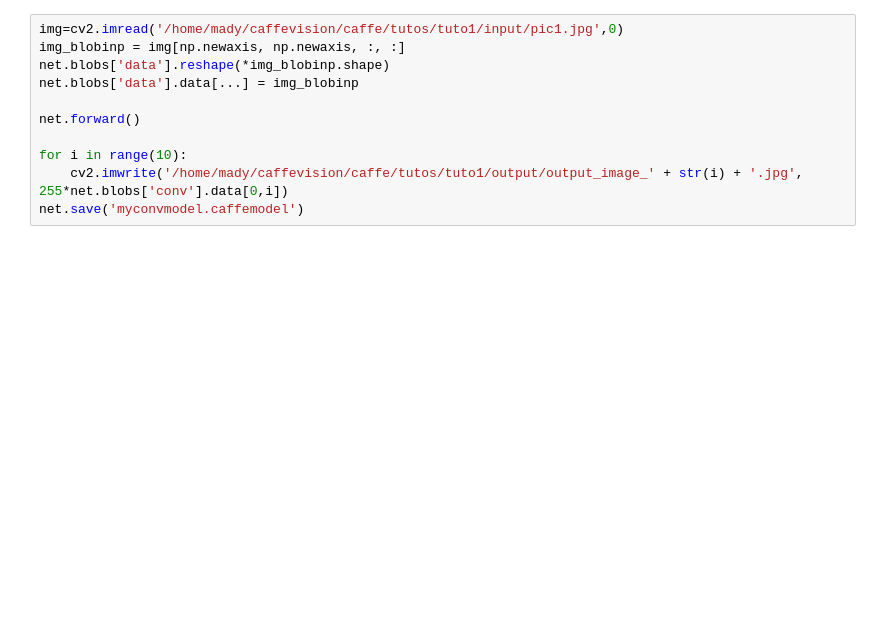
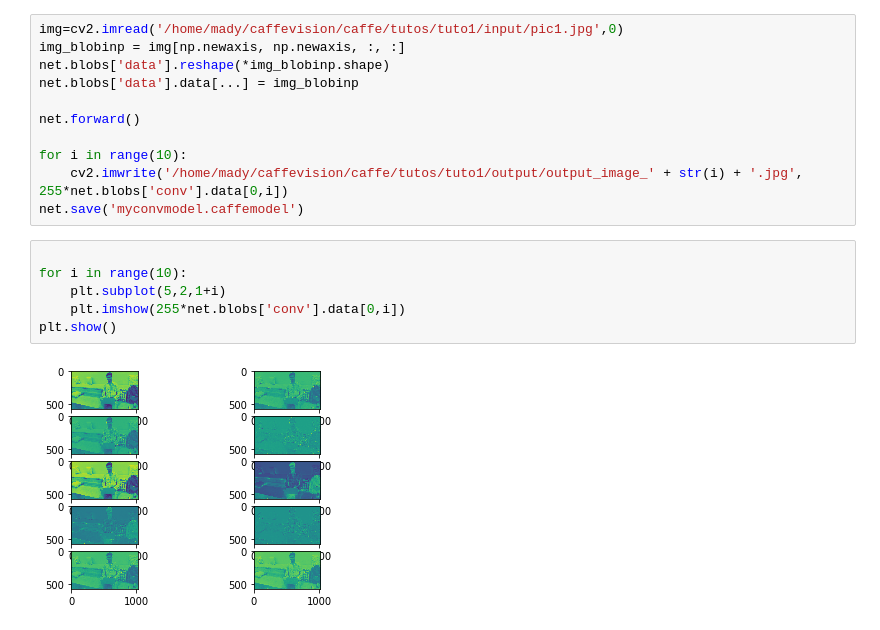
Before and after one commit to Madhu009/Deep-Learning-Vision-with-Caffe, a Jupyter notebook: tutos/tuto1/imageCNN.ipynb, the cells around one changed output. Saved outputs shown, nothing was run; the diff lists cells and outputs as text; blank space fills up the shorter version.

Commit message:
plot images

```diff
--- a/tutos/tuto1/imageCNN.ipynb
+++ b/tutos/tuto1/imageCNN.ipynb
@@ -41,3 +41,11 @@ net.forward()
 for i in range(10):
     cv2.imwrite('/home/mady/caffevision/caffe/tutos/tuto1/output/output_image_' + str(i) + '.jpg', 255*net.blobs['conv'].data[0,i])
 net.save('myconvmodel.caffemodel')
+# %%
+
+for i in range(10):
+    plt.subplot(5,2,1+i)
+    plt.imshow(255*net.blobs['conv'].data[0,i])
+plt.show()
+# %% [output]
+[figure, added]
```
